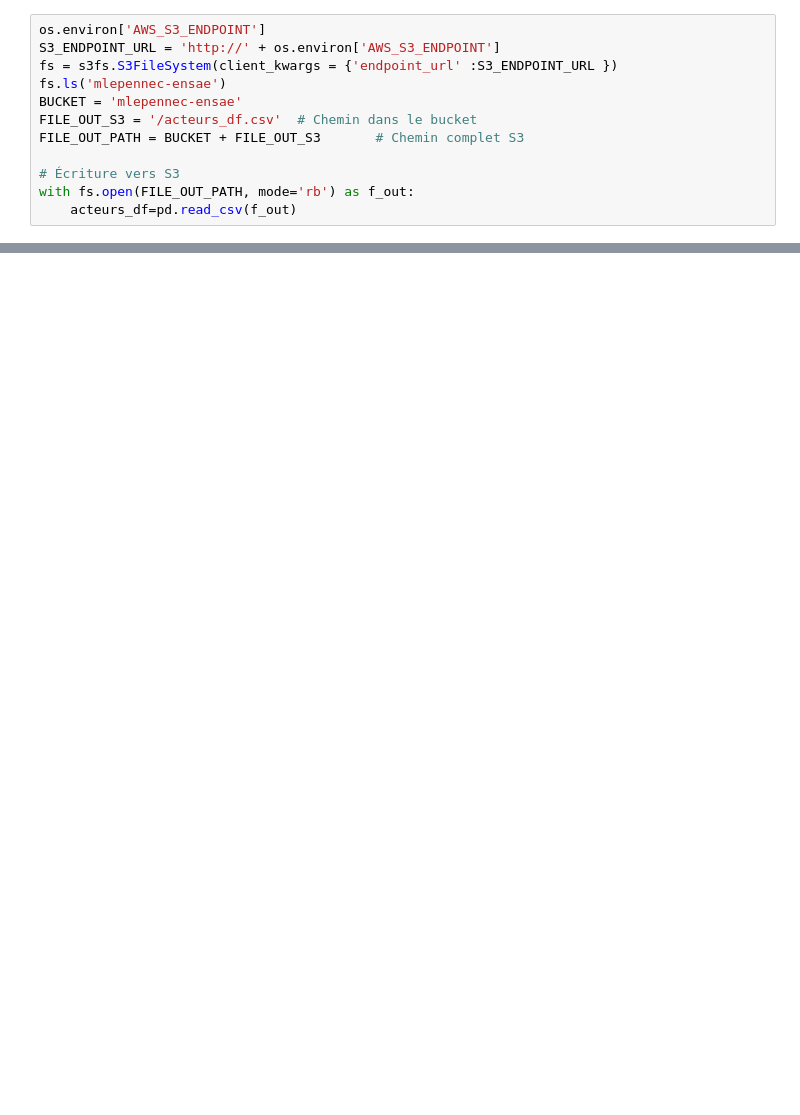
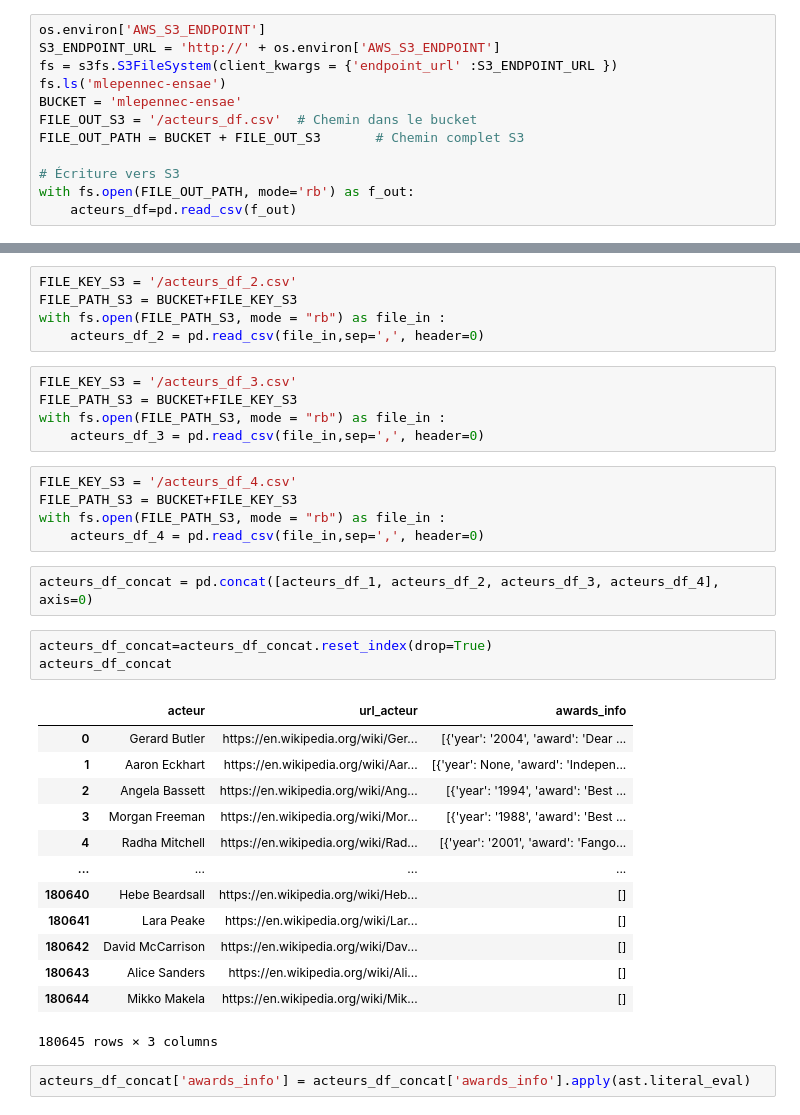
Before and after one commit to mlepennec-ensae/formation_cepe, a Jupyter notebook: Projet/donnees_projet.ipynb, the cells around one changed output, grey strips where cells are left out. Drawn from its saved outputs; the diff is of its cells as text; blank space fills up the shorter version.

```diff
--- a/Projet/donnees_projet.ipynb
+++ b/Projet/donnees_projet.ipynb
@@ -773,0 +790,36 @@ AttributeError: 'NoneType' object has no attribute 'get_text'
+# %%
+FILE_KEY_S3 = '/acteurs_df_2.csv'
+FILE_PATH_S3 = BUCKET+FILE_KEY_S3
+with fs.open(FILE_PATH_S3, mode = "rb") as file_in :
+    acteurs_df_2 = pd.read_csv(file_in,sep=',', header=0)
+# %%
+FILE_KEY_S3 = '/acteurs_df_3.csv'
+FILE_PATH_S3 = BUCKET+FILE_KEY_S3
+with fs.open(FILE_PATH_S3, mode = "rb") as file_in :
+    acteurs_df_3 = pd.read_csv(file_in,sep=',', header=0)
+# %%
+FILE_KEY_S3 = '/acteurs_df_4.csv'
+FILE_PATH_S3 = BUCKET+FILE_KEY_S3
+with fs.open(FILE_PATH_S3, mode = "rb") as file_in :
+    acteurs_df_4 = pd.read_csv(file_in,sep=',', header=0)
+# %%
+acteurs_df_concat = pd.concat([acteurs_df_1, acteurs_df_2, acteurs_df_3, acteurs_df_4], axis=0)
+# %%
+acteurs_df_concat=acteurs_df_concat.reset_index(drop=True)
+acteurs_df_concat
+# %% [output]
+|  | acteur | url_acteur | awards_info |
+| 0 | Gerard Butler | https://en.wikipedia.org/wiki/Ger... | [{'year': '2004', 'award': 'Dear ... |
+| 1 | Aaron Eckhart | https://en.wikipedia.org/wiki/Aar... | [{'year': None, 'award': 'Indepen... |
+| 2 | Angela Bassett | https://en.wikipedia.org/wiki/Ang... | [{'year': '1994', 'award': 'Best ... |
+| 3 | Morgan Freeman | https://en.wikipedia.org/wiki/Mor... | [{'year': '1988', 'award': 'Best ... |
+| 4 | Radha Mitchell | https://en.wikipedia.org/wiki/Rad... | [{'year': '2001', 'award': 'Fango... |
+| ... | ... | ... | ... |
+| 180640 | Hebe Beardsall | https://en.wikipedia.org/wiki/Heb... | [] |
+| 180641 | Lara Peake | https://en.wikipedia.org/wiki/Lar... | [] |
+| 180642 | David McCarrison | https://en.wikipedia.org/wiki/Dav... | [] |
+| 180643 | Alice Sanders | https://en.wikipedia.org/wiki/Ali... | [] |
+| 180644 | Mikko Makela | https://en.wikipedia.org/wiki/Mik... | [] |
+180645 rows × 3 columns
+# %%
+acteurs_df_concat['awards_info'] = acteurs_df_concat['awards_info'].apply(ast.literal_eval)
```
Also changed, not shown: parts of 11 cells of this notebook.
